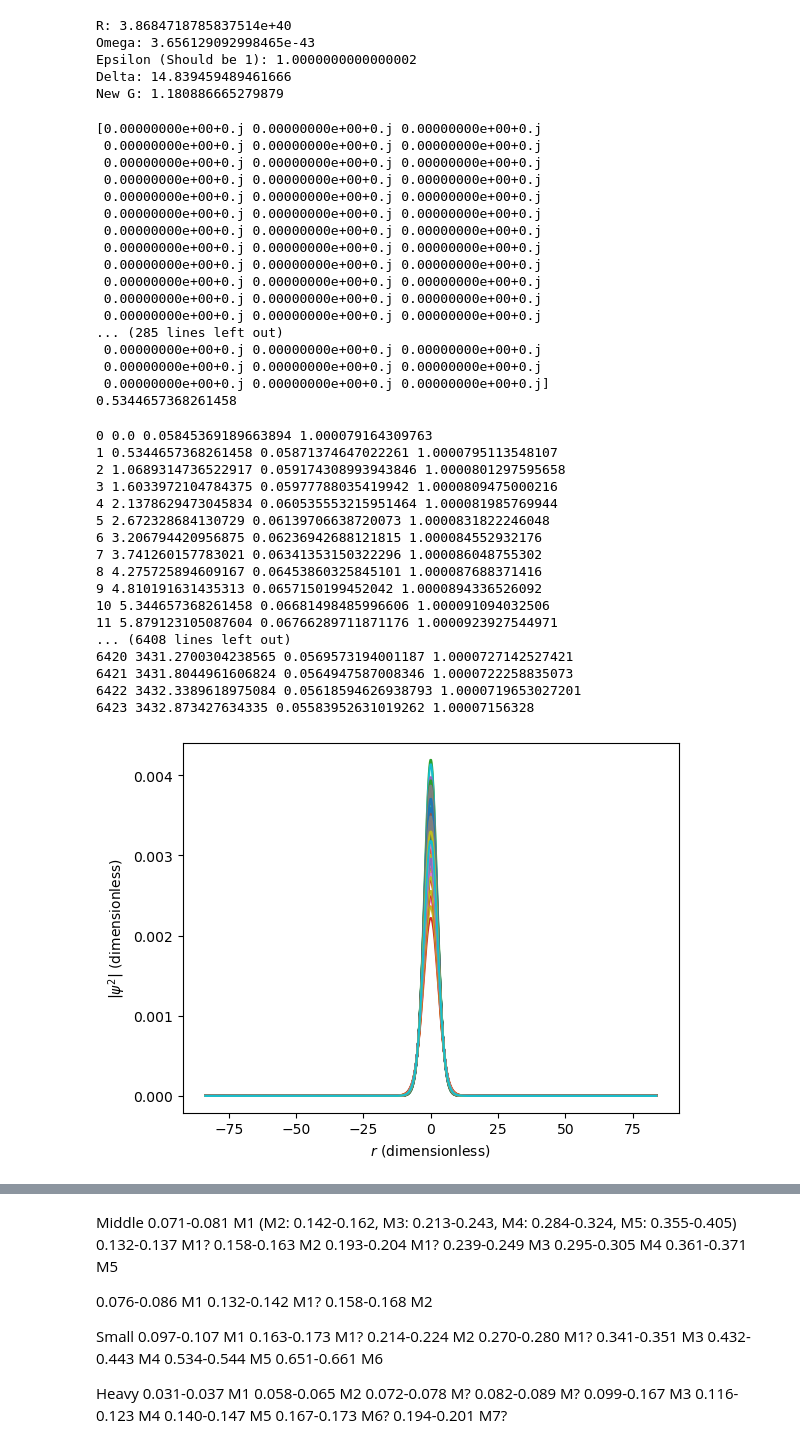
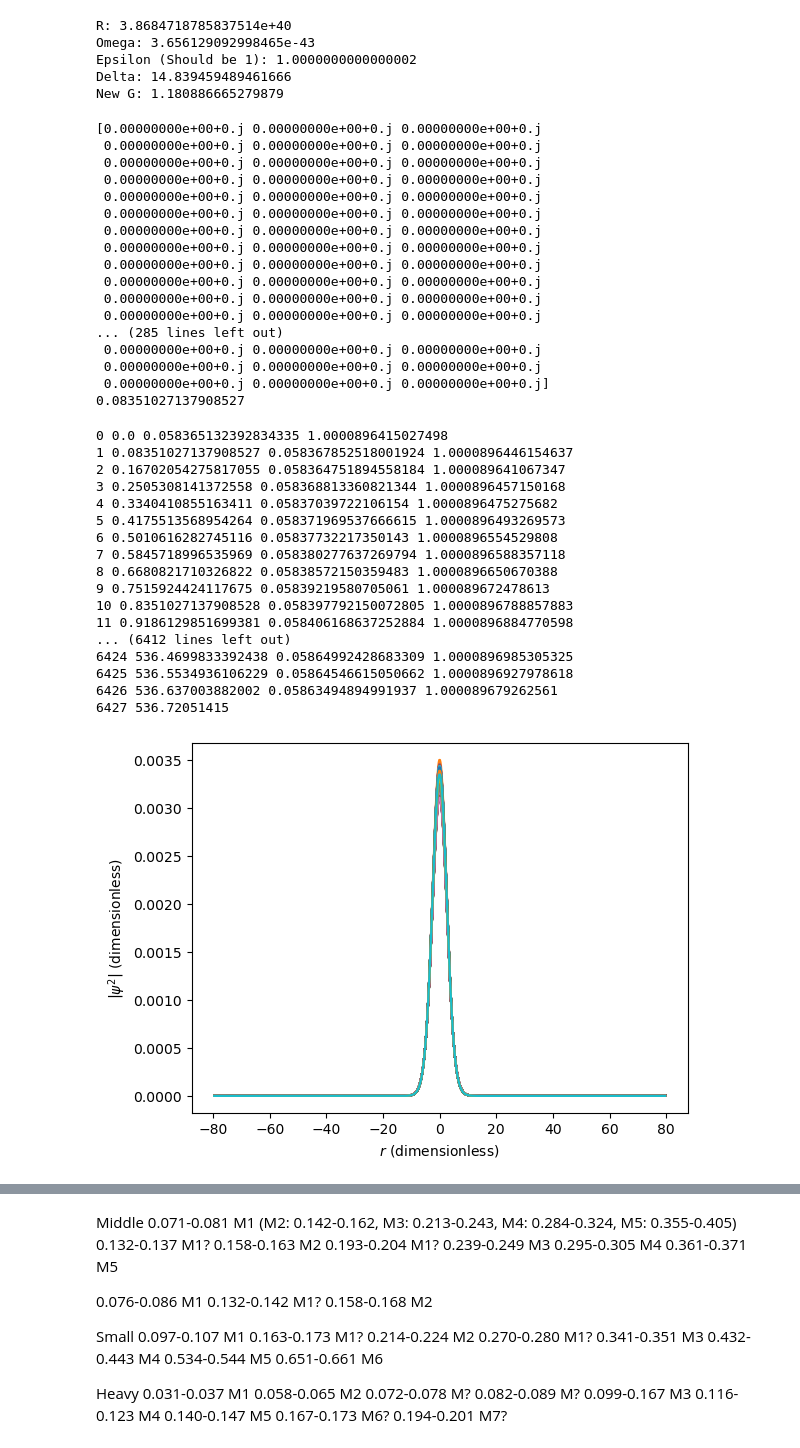
Before and after one commit to bkklee/BosonStar, a Jupyter notebook: Crank-Nicolson_v3.ipynb, the cells around one changed output, grey strips where cells are left out. Saved outputs shown, nothing was run; the diff lists cells and outputs as text; code cells hidden in the pictures.

```diff
--- a/Crank-Nicolson_v3.ipynb
+++ b/Crank-Nicolson_v3.ipynb
@@ -12,10 +12,10 @@ my_func = CDLL(file)
 massInCU = 2e-77
 aInCU = 1e-73
 totalMassInCU = 0.1
-dtInCU = 16000.0
-bigT = 10000
+dtInCU = 2500.0
+bigT = 20000
 # %%
-allThings = outputProfile(massInCU, aInCU, totalMassInCU)
+allThings = outputProfile(massInCU, aInCU, totalMassInCU, 500)
 #Hot Fix
 x = allThings["x"][1::2]
 psi = allThings["profile"][1::2]
@@ -101,7 +102,7 @@ print(dt)
  0.00000000e+00+0.j 0.00000000e+00+0.j 0.00000000e+00+0.j
  0.00000000e+00+0.j 0.00000000e+00+0.j 0.00000000e+00+0.j
  0.00000000e+00+0.j 0.00000000e+00+0.j 0.00000000e+00+0.j]
-0.5344657368261458
+0.08351027137908527
 # %%
 T = np.zeros((size,size)).astype(complex)
 TSph = np.zeros((size,size)).astype(complex)
@@ -165,59 +166,77 @@ setupQ()
 setupV2Grav()
 setupU1U2()
 
+
+#Record
+gravitationalForce = []
+pressureGradient = []
+quantumPressure = []
+
 hello = []
 ts = []
 oldGM = GM
-newGM = GM*1.5
+newGM = GM*1.1
 for t in range(bigT):
     #Pertubation
-    if(t==0):
+    if(t*dt<3.0):
         GM = newGM
-    if(t==10):
+    if(t*dt>=3.0):
         GM = oldGM
 
     setupQ()
     setupV2Grav()
     setupU1U2()
     psi = np.linalg.solve(U2, np.dot(U1,psi))
 
     #Regulate
     for i in range(size//2):
         psi[i] = psi[size-i-1]
 
     normalization = np.trapz(2.0*np.pi*x*x*np.absolute(psi)*np.absolute(psi), x)
     if(normalization >= 1.01):
         break
     print(t, t*dt, np.absolute(psi[size//2]), normalization)
     if(GM == oldGM):
         hello.append(np.absolute(psi[size//2])*np.absolute(psi[size//2]))
         ts.append(t*dt)
 
+        #Record
+        rho0 = (np.absolute(psi[size//2 + 14])*np.absolute(psi[size//2 + 14]))/Ra/Ra/Ra*totalMass
+        rho1 = (np.absolute(psi[size//2 + 15])*np.absolute(psi[size//2 + 15]))/Ra/Ra/Ra*totalMass
+        rho2 = (np.absolute(psi[size//2 + 16])*np.absolute(psi[size//2 + 16]))/Ra/Ra/Ra*totalMass
+        rho3 = (np.absolute(psi[size//2 + 17])*np.absolute(psi[size//2 + 17]))/Ra/Ra/Ra*totalMass
+        Q0 = -((np.sqrt(rho0) -2*np.sqrt(rho1) + np.sqrt(rho2))/(dx*Ra)/(dx*Ra) + 2.0/(x[size//2 + 15]*Ra)*(np.sqrt(rho1)-np.sqrt(rho0))/(dx*Ra))/np.sqrt(rho1)/2.0/m
+        Q1 = -((np.sqrt(rho1) -2*np.sqrt(rho2) + np.sqrt(rho3))/(dx*Ra)/(dx*Ra) + 2.0/(x[size//2 + 16]*Ra)*(np.sqrt(rho2)-np.sqrt(rho1))/(dx*Ra))/np.sqrt(rho2)/2.0/m
+
+        gravitationalForce.append((phi[size//2 + 16]-phi[size//2 + 15])/dx)
+        pressureGradient.append(4.0*np.pi*a/m/m/m*(rho2-rho1)/(dx*Ra)/Ra/omegaA/omegaA)
+        quantumPressure.append((Q1-Q0)/m/(dx*Ra)/Ra/omegaA/omegaA)
+
     if t%100 == 0:
         plt.plot(x, np.absolute(psi)*np.absolute(psi))
 
 plt.xlabel(r"$r$ (dimensionless)")
 plt.ylabel(r"$\left | \psi^2 \right |$ (dimensionless)")
 plt.show()
 # %% [output]
-0 0.0 0.05845369189663894 1.000079164309763
-1 0.5344657368261458 0.05871374647022261 1.0000795113548107
-2 1.0689314736522917 0.059174308993943846 1.0000801297595658
-3 1.6033972104784375 0.05977788035419942 1.0000809475000216
-4 2.1378629473045834 0.060535553215951464 1.000081985769944
-5 2.672328684130729 0.06139706638720073 1.0000831822246048
-6 3.206794420956875 0.06236942688121815 1.000084552932176
-7 3.741260157783021 0.06341353150322296 1.000086048755302
-8 4.275725894609167 0.06453860325845101 1.000087688371416
-9 4.810191631435313 0.0657150199452042 1.0000894336526092
-10 5.344657368261458 0.06681498485996606 1.000091094032506
-11 5.879123105087604 0.06766289711871176 1.0000923927544971
-... (6408 lines left out)
-6420 3431.2700304238565 0.0569573194001187 1.0000727142527421
-6421 3431.8044961606824 0.0564947587008346 1.0000722258835073
-6422 3432.3389618975084 0.05618594626938793 1.0000719653027201
-6423 3432.873427634335 0.05583952631019262 1.00007156328
+0 0.0 0.058365132392834335 1.0000896415027498
+1 0.08351027137908527 0.058367852518001924 1.0000896446154637
+2 0.16702054275817055 0.058364751894558184 1.000089641067347
+3 0.2505308141372558 0.058368813360821344 1.0000896457150168
+4 0.3340410855163411 0.05837039722106154 1.0000896475275682
+5 0.4175513568954264 0.058371969537666615 1.0000896493269573
+6 0.5010616282745116 0.05837732217350143 1.0000896554529808
+7 0.5845718996535969 0.058380277637269794 1.0000896588357118
+8 0.6680821710326822 0.05838572150359483 1.0000896650670388
+9 0.7515924424117675 0.05839219580705061 1.000089672478613
+10 0.8351027137908528 0.058397792150072805 1.0000896788857883
+11 0.9186129851699381 0.058406168637252884 1.0000896884770598
+... (6412 lines left out)
+6424 536.4699833392438 0.05864992428683309 1.0000896985305325
+6425 536.5534936106229 0.05864546615050662 1.0000896927978618
+6426 536.637003882002 0.05863494894991937 1.000089679262561
+6427 536.72051415
-[figure, old version]
+[figure, new version]
 # %%
 plt.plot(ts, hello)
 plt.xlabel(r"$t$ (dimensionless)")
```
Also changed, not shown: parts of 6 cells of this notebook, 7 other files.
